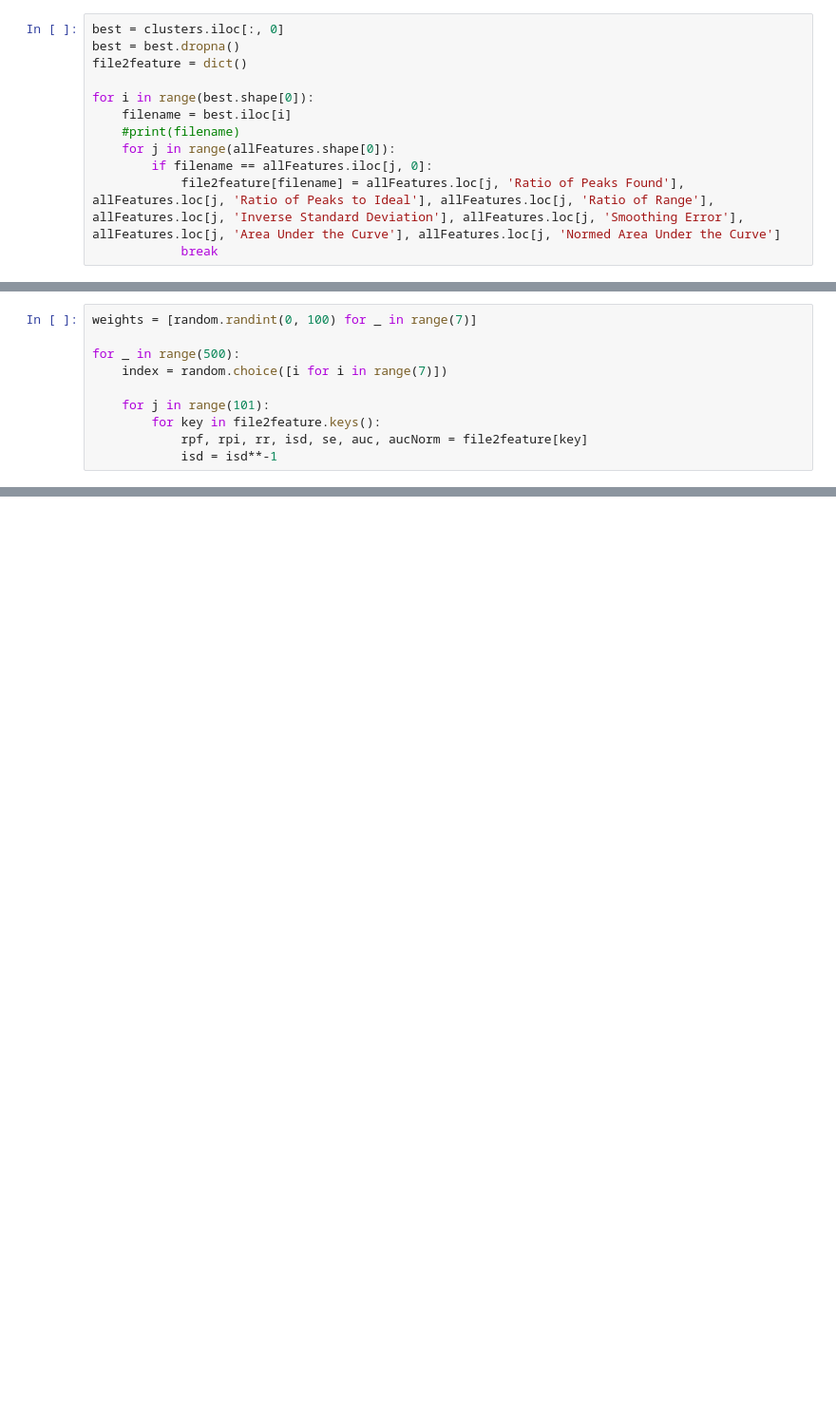
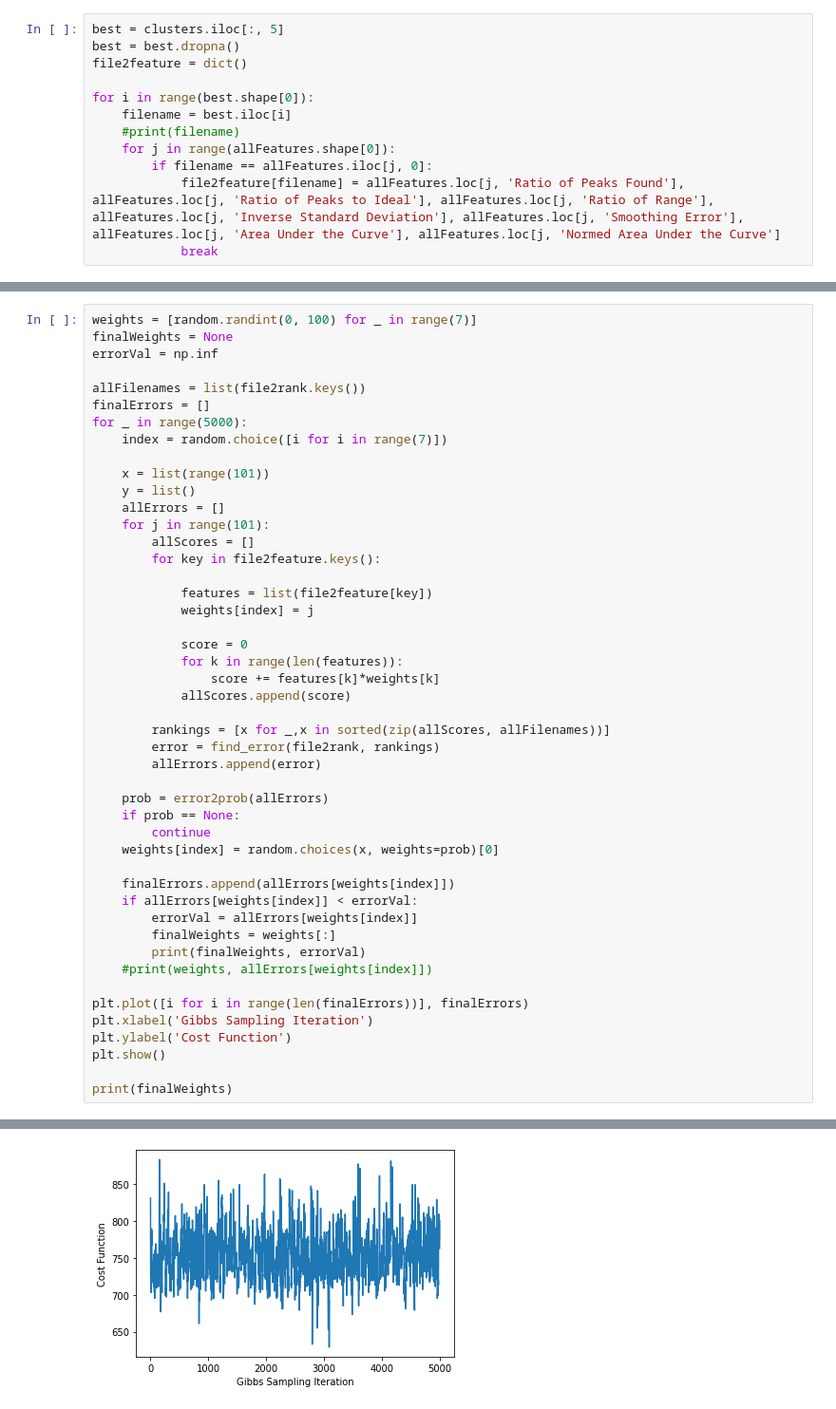
Before and after one commit to nramani611/Challenge_Project, a Jupyter notebook: GibbsSampling.ipynb, the cells around one changed output, grey strips where cells are left out. Shown: that part at 95% size. Saved outputs shown, nothing was run; the diff lists cells and outputs as text; blank space fills up the shorter version.

```diff
--- a/GibbsSampling.ipynb
+++ b/GibbsSampling.ipynb
@@ -8,5 +56,5 @@ clusters = pd.read_excel('Clusters.xls')
 # %%
-best = clusters.iloc[:, 0]
+best = clusters.iloc[:, 5]
 best = best.dropna()
 file2feature = dict()
 
@@ -36,10 +76,0 @@ def find_error(file2rank, rankings):
-# %%
-weights = [random.randint(0, 100) for _ in range(7)]
-
-for _ in range(500):
-    index = random.choice([i for i in range(7)])
-
-    for j in range(101):
-        for key in file2feature.keys():
-            rpf, rpi, rr, isd, se, auc, aucNorm = file2feature[key]
-            isd = isd**-1
@@ -47,0 +106,48 @@ for _ in range(500):
+# %%
+weights = [random.randint(0, 100) for _ in range(7)]
+finalWeights = None
+errorVal = np.inf
+
+allFilenames = list(file2rank.keys())
+finalErrors = []
+for _ in range(5000):
+    index = random.choice([i for i in range(7)])
+
+    x = list(range(101))
+    y = list()
+    allErrors = []
+    for j in range(101):
+        allScores = []
+        for key in file2feature.keys():
+
+            features = list(file2feature[key])
+            weights[index] = j
+
+            score = 0
+            for k in range(len(features)):
+                score += features[k]*weights[k]
+            allScores.append(score)
+
+        rankings = [x for _,x in sorted(zip(allScores, allFilenames))]
+        error = find_error(file2rank, rankings)
+        allErrors.append(error)
+
+    prob = error2prob(allErrors)
+    if prob == None:
+        continue
+    weights[index] = random.choices(x, weights=prob)[0]
+
+    finalErrors.append(allErrors[weights[index]])
+    if allErrors[weights[index]] < errorVal:
+        errorVal = allErrors[weights[index]]
+        finalWeights = weights[:]
+        print(finalWeights, errorVal)
+    #print(weights, allErrors[weights[index]])
+
+plt.plot([i for i in range(len(finalErrors))], finalErrors)
+plt.xlabel('Gibbs Sampling Iteration')
+plt.ylabel('Cost Function')
+plt.show()
+
+print(finalWeights)
+# %% [output]
@@ -47,0 +169 @@ for _ in range(500):
+[figure, added]
```
Also changed, not shown: parts of 11 cells of this notebook, 9 other files.
